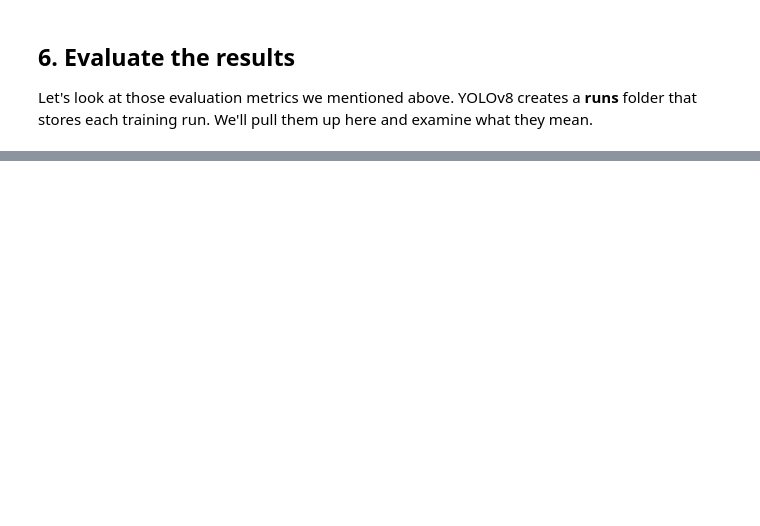
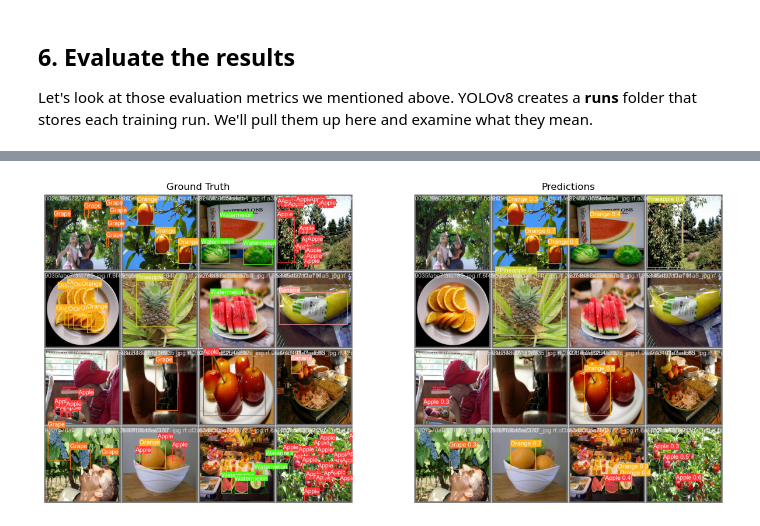
Before and after one commit to PracticumAI/computer_vision, a Jupyter notebook: 02_boxes_of_fruit.ipynb, the cells around one changed output, grey strips where cells are left out. Saved outputs shown, nothing was run; the diff lists cells and outputs as text; code cells hidden in the pictures; blank space fills up the shorter version.

```diff
--- a/02_boxes_of_fruit.ipynb
+++ b/02_boxes_of_fruit.ipynb
@@ -382,0 +466,18 @@ mAP50-95 is the mean average precision (mAP) over the range of intersection over
+# %%
+# Plot the labels and predictions from the last training run
+
+# Load the images
+img1 = Image.open(f'runs/detect/{latest_training}/val_batch0_labels.jpg')
+img2 = Image.open(f'runs/detect/{latest_training}/val_batch0_pred.jpg')
+
+# Plot the images
+fig, axes = plt.subplots(1, 2, figsize=(15, 10))
+axes[0].imshow(img1)
+axes[0].axis('off')
+axes[0].set_title('Ground Truth')
+axes[1].imshow(img2)
+axes[1].axis('off')
+axes[1].set_title('Predictions')
+plt.show()
+# %% [output]
+[figure, added]
```
Also changed, not shown: parts of 9 cells of this notebook.
